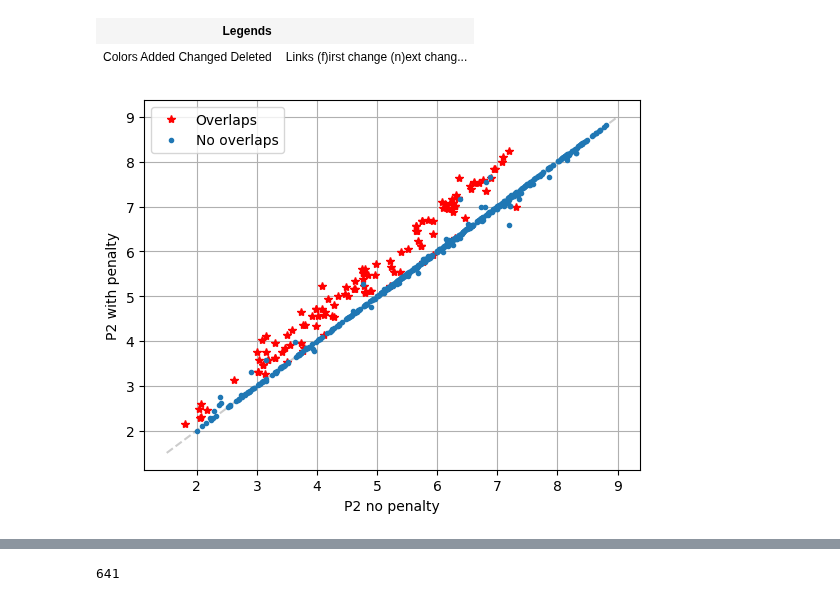
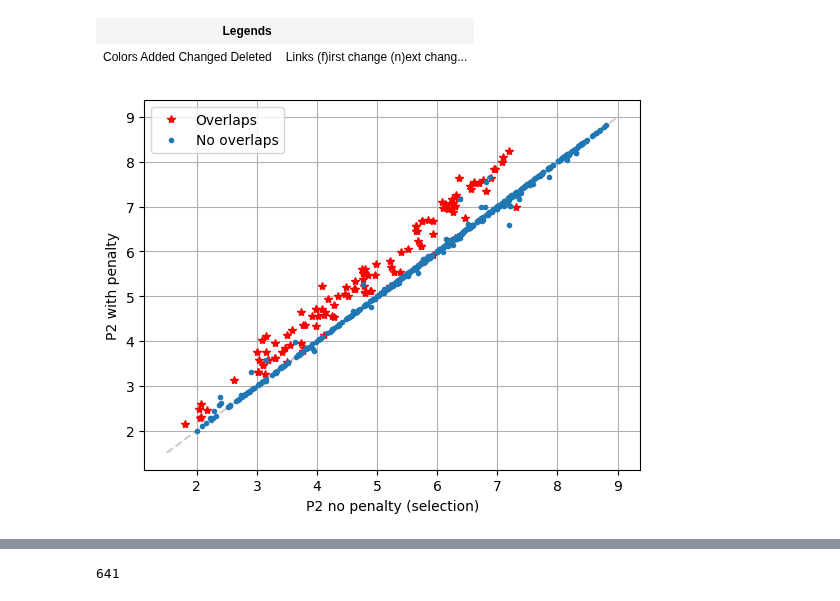
Before and after one commit to sot/proseco, a Jupyter notebook: validate/pr394-overlap-penalty-selection.ipynb, the cells around one changed output, grey strips where cells are left out. Drawn from its saved outputs; the diff is of its cells as text; code cells hidden in the pictures.

```diff
--- a/validate/pr394-overlap-penalty-selection.ipynb
+++ b/validate/pr394-overlap-penalty-selection.ipynb
@@ -89,6 +89,7 @@ for load_name in load_names:
             aca_penalty = get_aca_catalog(**aca.call_args)
         with ska_helpers.utils.temp_env_var("PROSECO_DISABLE_OVERLAP_PENALTY", "True"):
             aca_no_penalty = get_aca_catalog(**aca.call_args)
+            p2_no_penalty_at_all = -np.log10(aca_no_penalty.acqs.calc_p_safe())
         if aca.obsid in obsids_example:
             results[aca.obsid] = {
                 "aca": aca,
@@ -107,6 +108,7 @@ for load_name in load_names:
                 diff,
                 p2_penalty,
                 p2_no_penalty,
+                p2_no_penalty_at_all,
                 overlaps,
                 overlaps_penalty,
             )
@@ -119,6 +121,7 @@ stats = Table(
         "diff",
         "p2_penalty",
         "p2_no_penalty",
+        "p2_no_penalty_at_all",
         "overlaps_orig",
         "overlaps_penalty",
     ],
@@ -162,32 +165,35 @@ catalog_diff(results[28194]["aca_no_penalty"], results[28194]["aca_penalty"])
 | Legends |  |
 | Colors Added Changed Deleted | Links (f)irst change (n)ext chang... |
 # %%
-overlaps = stats["overlaps_orig"]
-plt.plot([1.5, 9], [1.5, 9], "k--", alpha=0.2)
-plt.plot(
-    stats["p2_no_penalty"][overlaps],
-    stats["p2_penalty"][overlaps],
-    "r*",
-    label="Overlaps",
-)
-plt.plot(
-    stats["p2_no_penalty"][~overlaps],
-    stats["p2_penalty"][~overlaps],
-    ".",
-    label="No overlaps",
-)
-overlaps = stats["overlaps_penalty"]
-if np.any(overlaps):
+def plot_compare(stats, compare_key="p2_no_penalty", label="P2 no penalty (selection)"):
+    overlaps = stats["overlaps_orig"]
+    plt.plot([1.5, 9], [1.5, 9], "k--", alpha=0.2)
     plt.plot(
-        stats["p2_no_penalty"][overlaps],
+        stats[compare_key][overlaps],
         stats["p2_penalty"][overlaps],
-        "k+",
-        ms=8,
-        label="Overlaps with penalty",
+        "r*",
+        label="Overlaps",
     )
-plt.grid("on")
-plt.xlabel("P2 no penalty")
-plt.ylabel("P2 with penalty")
-plt.legend();
+    plt.plot(
+        stats[compare_key][~overlaps],
+        stats["p2_penalty"][~overlaps],
+        ".",
+        label="No overlaps",
+    )
+    overlaps = stats["overlaps_penalty"]
+    if np.any(overlaps):
+        plt.plot(
+            stats[compare_key][overlaps],
+            stats["p2_penalty"][overlaps],
+            "k+",
+            ms=8,
+            label="Overlaps with penalty",
+        )
+    plt.grid("on")
+    plt.xlabel(label)
+    plt.ylabel("P2 with penalty")
+    plt.legend()
-# %% [output]
-[figure, removed]
+# %%
+plot_compare(stats)
+# %% [output]
+[figure, added]
```
Also changed, not shown: parts of 2 cells of this notebook, 3 other files.
